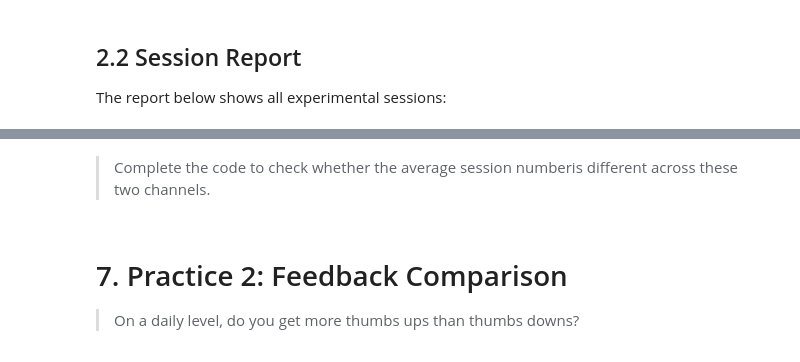
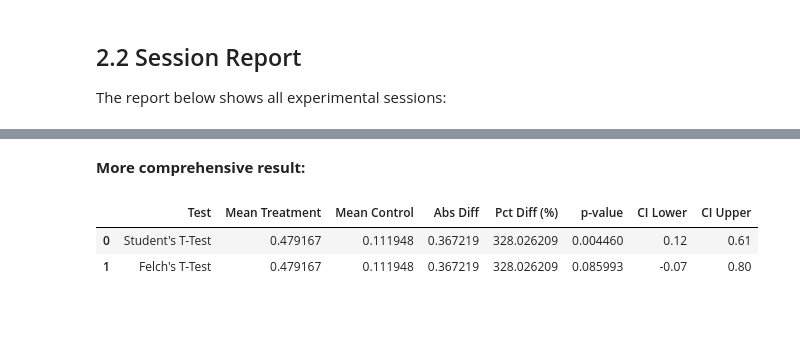
Before and after one commit to tantantan12/itom6219_2025, a Jupyter notebook: Week 5/Week_5_AB_Test_In_Python.ipynb, the cells around one changed output, grey strips where cells are left out. Cells and saved outputs as stored; diff of their text form; code cells hidden in the pictures; blank space fills up the shorter version.

```diff
--- a/Week 5/Week_5_AB_Test_In_Python.ipynb
+++ b/Week 5/Week_5_AB_Test_In_Python.ipynb
@@ -300,15 +304,2 @@ print(df)
-# %%
-from scipy import stats
-from scipy.stats import ttest_ind
-
-# Hypothesis testing
-
-control = df[df['medium'] == 'canvas']['sessions'].astype(int)
-# extract data for treatment
-treatment =df[df['medium'] == 'announcement']['sessions'].astype(int)
-# %% [markdown]
-> Complete the code to check whether the average session numberis different across these two channels.
-# %% [markdown]
-# 7. Practice 2: Feedback Comparison
-
-> On a daily level, do you get more thumbs ups than thumbs downs?
+# %% [markdown]
+**More comprehensive result:**
@@ -314,0 +328,7 @@ treatment =df[df['medium'] == 'announcement']['sessions'].astype(int)
+# %%
+results_df=pd.DataFrame(results)
+results_df
+# %% [output]
+|  | Test | Mean Treatment | Mean Control | Abs Diff | Pct Diff (%) | p-value | CI Lower | CI Upper |
+| 0 | Student's T-Test | 0.479167 | 0.111948 | 0.367219 | 328.026209 | 0.004460 | 0.12 | 0.61 |
+| 1 | Felch's T-Test | 0.479167 | 0.111948 | 0.367219 | 328.026209 | 0.085993 | -0.07 | 0.80 |
```
Also changed, not shown: parts of 44 cells of this notebook, 1 other file.
